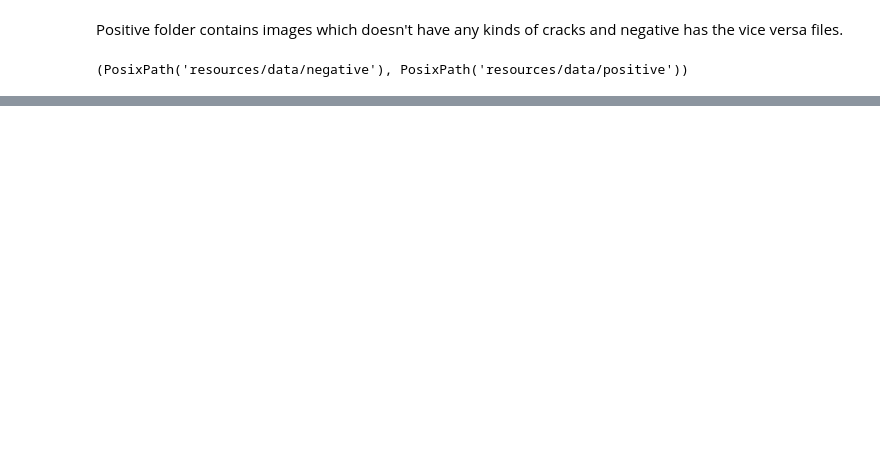
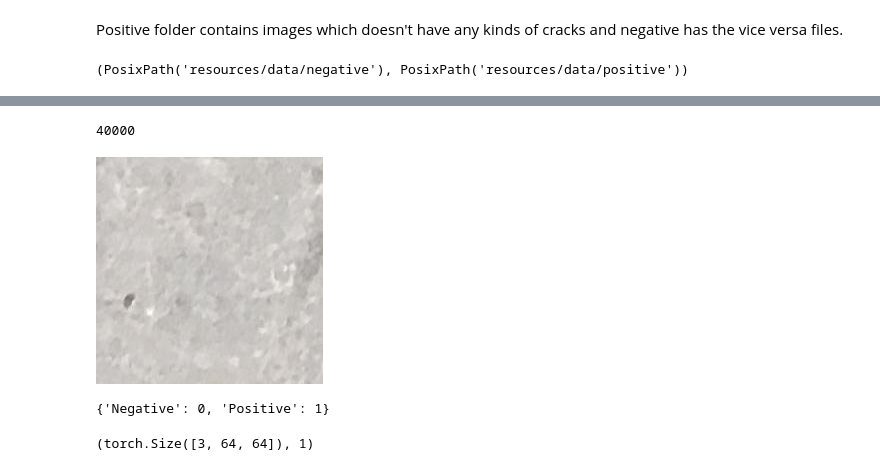
Before and after one commit to Tinonturja/Detecting-Crack-Image-Classification-Project-, a Jupyter notebook: Dataset.ipynb, the cells around one changed output, grey strips where cells are left out. Cells and saved outputs as stored; diff of their text form; code cells hidden in the pictures; blank space fills up the shorter version.

```diff
--- a/Dataset.ipynb
+++ b/Dataset.ipynb
@@ -104,0 +106,8 @@ for idx,img in enumerate(rand_imgs):
+# %%
+len(image_list)
+# %% [output]
+40000
+# %%
+Image.open(image_list[20000])
+# %% [output]
+[figure, added]
@@ -104,0 +130,9 @@ for idx,img in enumerate(rand_imgs):
+# %%
+train_data.class_to_idx
+# %% [output]
+{'Negative': 0, 'Positive': 1}
+# %%
+img,label = train_data[20000]
+img.shape,label
+# %% [output]
+(torch.Size([3, 64, 64]), 1)
```
Also changed, not shown: parts of 14 cells of this notebook, 1 other file.
